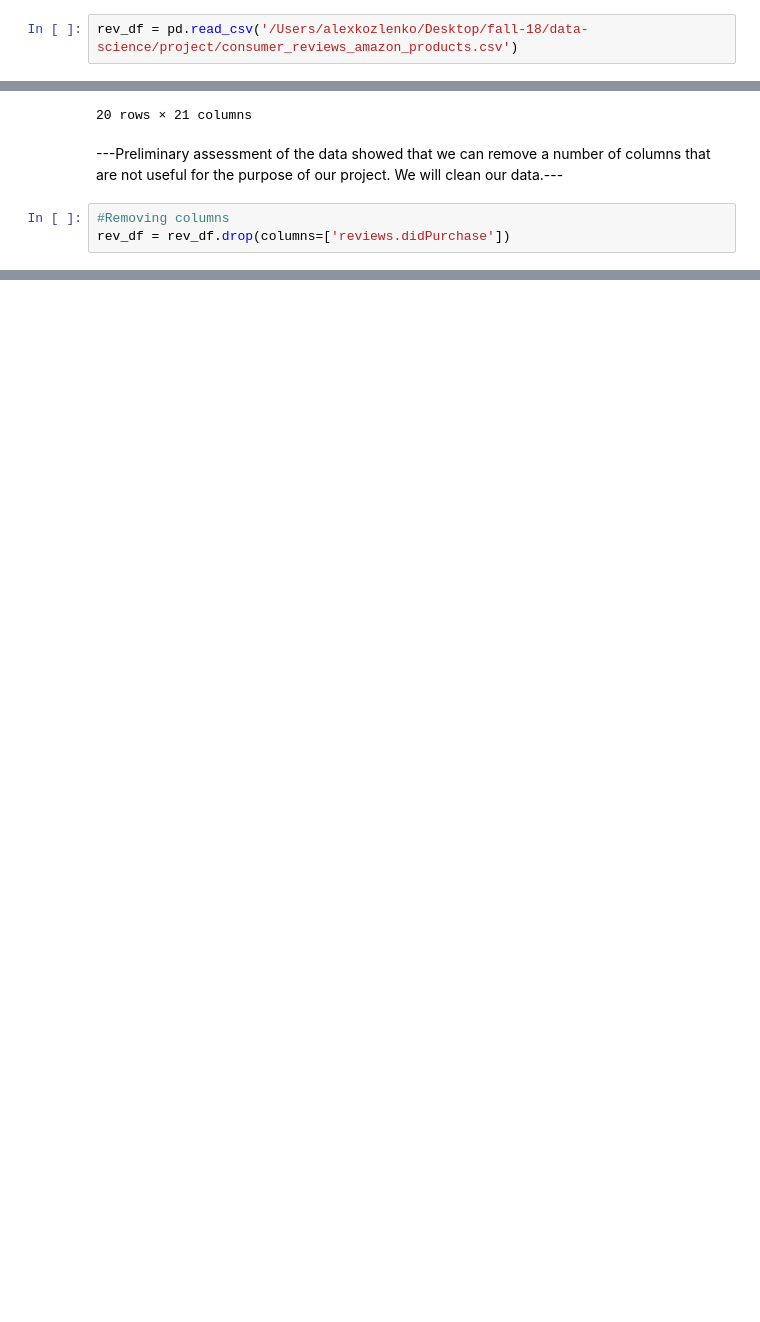
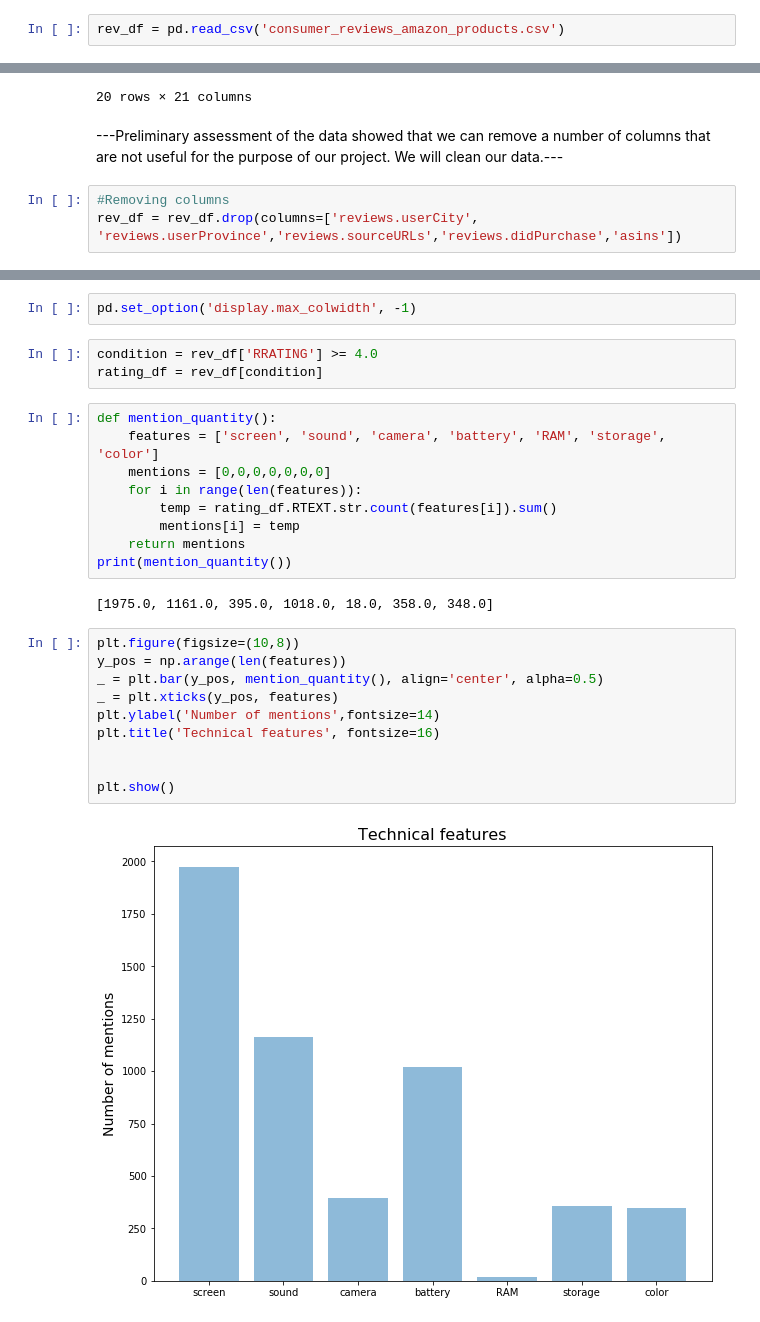
Before and after one commit to Data-Science-Proj/SalesStats, a Jupyter notebook: exploratory-analysis-consrevamazon.ipynb, the cells around one changed output, grey strips where cells are left out. Saved outputs shown, nothing was run; the diff lists cells and outputs as text; blank space fills up the shorter version.

Commit message:
Got features and added graph

```diff
--- a/exploratory-analysis-consrevamazon.ipynb
+++ b/exploratory-analysis-consrevamazon.ipynb
@@ -6,5 +7,5 @@ import matplotlib.pyplot as plt
 # %%
-rev_df = pd.read_csv('/Users/alexkozlenko/Desktop/fall-18/data-science/project/consumer_reviews_amazon_products.csv')
+rev_df = pd.read_csv('consumer_reviews_amazon_products.csv')
 # %%
 rev_df.shape
 # %% [output]
@@ -44,7 +45,7 @@ rev_df.head(20)
 ---Preliminary assessment of the data showed that we can remove a number of columns that are not useful for the purpose of our project. We will clean our data.---
 # %%
 #Removing columns
-rev_df = rev_df.drop(columns=['reviews.didPurchase'])
+rev_df = rev_df.drop(columns=['reviews.userCity', 'reviews.userProvince','reviews.sourceURLs','reviews.didPurchase','asins'])
 # %%
 rev_df.columns
 # %% [output]
@@ -58,0 +100,28 @@ rev_df = rev_df.rename(columns={'id': 'ID', 'name' : 'NAME', 'asin' : 'ASIN', 'b
+# %%
+pd.set_option('display.max_colwidth', -1)
+# %%
+condition = rev_df['RRATING'] >= 4.0
+rating_df = rev_df[condition]
+# %%
+def mention_quantity():
+    features = ['screen', 'sound', 'camera', 'battery', 'RAM', 'storage', 'color']
+    mentions = [0,0,0,0,0,0,0]
+    for i in range(len(features)):
+        temp = rating_df.RTEXT.str.count(features[i]).sum()
+        mentions[i] = temp
+    return mentions
+print(mention_quantity())
+# %% [output]
+[1975.0, 1161.0, 395.0, 1018.0, 18.0, 358.0, 348.0]
+# %%
+plt.figure(figsize=(10,8))
+y_pos = np.arange(len(features))
+_ = plt.bar(y_pos, mention_quantity(), align='center', alpha=0.5)
+_ = plt.xticks(y_pos, features)
+plt.ylabel('Number of mentions',fontsize=14)
+plt.title('Technical features', fontsize=16)
+
+
+plt.show()
+# %% [output]
+[figure, added]
```
Also changed, not shown: parts of 6 cells of this notebook.
